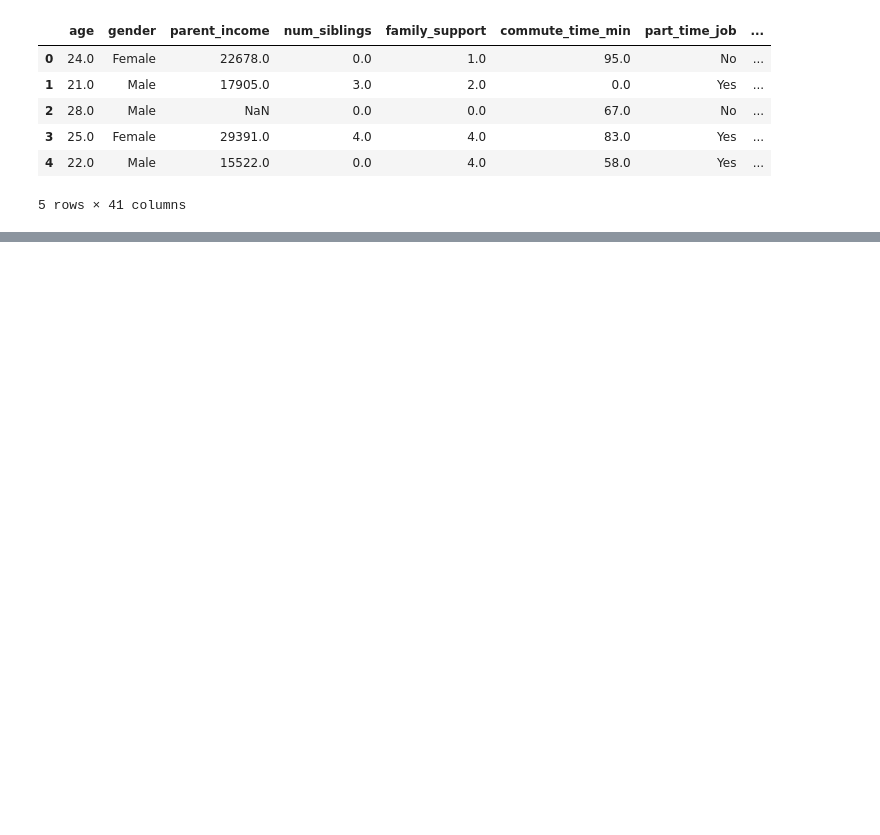
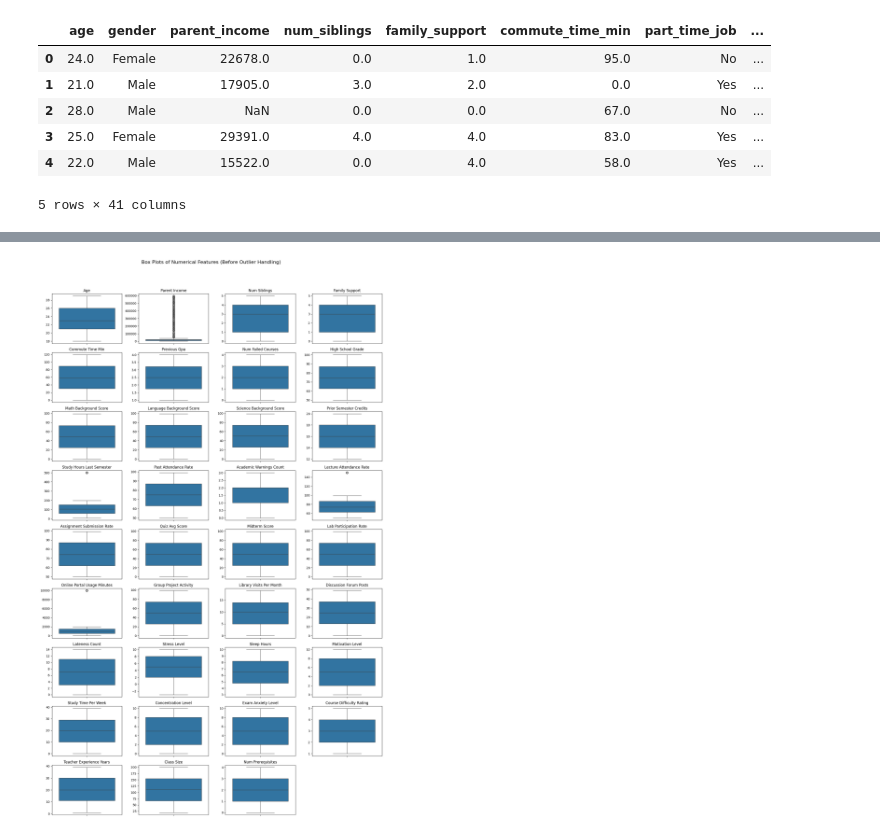
Before and after one commit to Fatma-Hassaan/Smart-Student-Performance-Prediction-System, a Jupyter notebook: model.ipynb, the cells around one changed output, grey strips where cells are left out. Cells and saved outputs as stored; diff of their text form; code cells hidden in the pictures; blank space fills up the shorter version.

Commit message:
Initial commit

```diff
--- a/model.ipynb
+++ b/model.ipynb
@@ -13,0 +118,17 @@ df.head()
+# %%
+print("Number of missing values per row (top 10):")
+print(df.isnull().sum(axis=1).value_counts().head(10))
+
+# Identify rows where all columns are missing
+initial_rows = df.shape[0]
+all_null_rows = df[df.isnull().all(axis=1)]
+print(f"\nNumber of rows with all columns missing: {len(all_null_rows)}")
+
+# If 600 rows are completely null, drop them
+if len(all_null_rows) == 600:
+    df.dropna(how='all', inplace=True)
+    print(f"Dropped {initial_rows - df.shape[0]} rows with all missing values.")
+
+# Verify that there are no remaining missing values
+print("\nUpdated count of missing values for each column:")
+print(df.isnull().sum())
@@ -13,0 +203,32 @@ df.head()
+# %%
+import matplotlib.pyplot as plt
+import seaborn as sns
+import numpy as np
+
+# Identify numerical columns for outlier detection
+numerical_cols = df.select_dtypes(include=np.number).columns.tolist()
+
+# Exclude target variables if they are not to be treated for outliers (e.g., 'final_score' will be treated later)
+# Also exclude columns that are essentially categorical or have a very small range, where 'outliers' might be valid categories
+# based on the previous identification of potentially noisy/irrelevant features and descriptive statistics
+
+# Define columns for which to generate initial box plots
+plot_numerical_cols = [col for col in numerical_cols if col not in ['final_score', 'final_grade', 'pass_fail']]
+
+# Calculate number of rows and columns for subplots dynamically
+n_cols = 4 # Adjust for desired layout
+n_rows = (len(plot_numerical_cols) + n_cols - 1) // n_cols
+
+plt.figure(figsize=(n_cols * 4, n_rows * 3))
+plt.suptitle('Box Plots of Numerical Features (Before Outlier Handling)', fontsize=16)
+
+for i, col in enumerate(plot_numerical_cols):
+    plt.subplot(n_rows, n_cols, i + 1)
+    sns.boxplot(y=df[col])
+    plt.title(f'{col.replace("_", " ").title()}')
+    plt.ylabel('') # Remove y-label to avoid clutter
+
+plt.tight_layout(rect=[0, 0.03, 1, 0.95]) # Adjust layout to prevent suptitle overlap
+plt.show()
+# %% [output]
+[figure, added]
```
Also changed, not shown: parts of 7 cells of this notebook.
